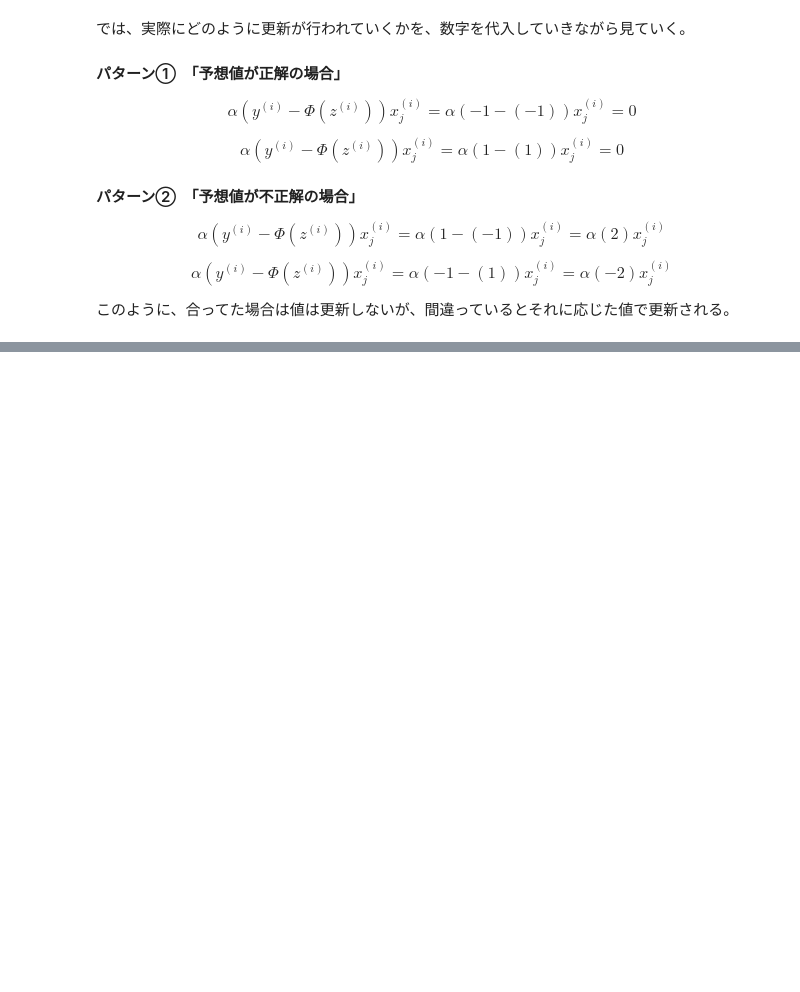
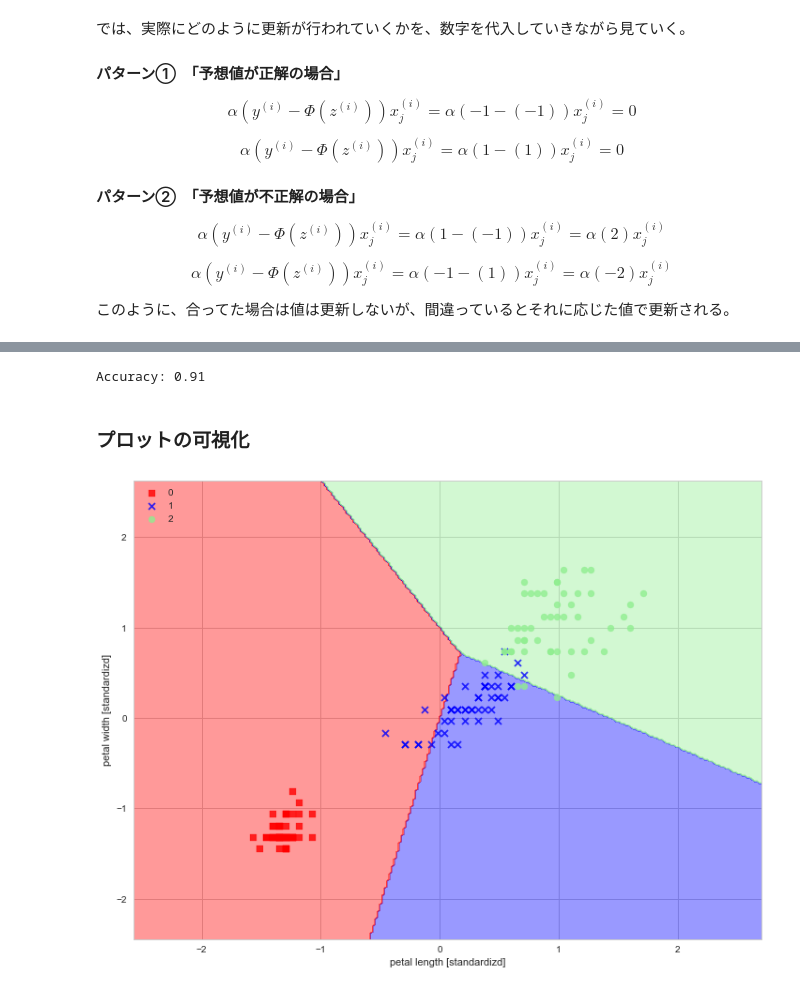
Before and after one commit to tsuruchan/introduction_to_machine_learning, a Jupyter notebook: MachineLeaningCourse vol.6.ipynb, the cells around one changed output, grey strips where cells are left out. Drawn from its saved outputs; the diff is of its cells as text; code cells hidden in the pictures; blank space fills up the shorter version.

```diff
--- a/MachineLeaningCourse vol.6.ipynb
+++ b/MachineLeaningCourse vol.6.ipynb
@@ -221,0 +259,7 @@ import pandas as pd
+# %%
+from sklearn import datasets
+import numpy as np
+
+iris = datasets.load_iris()
+X = iris.data[:,[2,3]]
+y = iris.target
@@ -221,0 +310,6 @@ import pandas as pd
+# %%
+from sklearn.linear_model import Perceptron
+
+ppn = Perceptron(n_iter=40, eta0=0.1, random_state=0, shuffle=True)
+ppn.fit(X_train_std,y_train)
+y_pred = ppn.predict(X_test_std)
@@ -221,0 +323,20 @@ import pandas as pd
+# %%
+from sklearn.metrics import accuracy_score
+
+print("Accuracy: %.2f" % accuracy_score(y_test, y_pred))
+# %% [output]
+Accuracy: 0.91
+# %% [markdown]
+### プロットの可視化
+# %%
+X_combined_std = np.vstack((X_train_std, X_test_std))
+y_combined = np.hstack((y_train, y_test))
+plt.figure(figsize=(12, 9))
+plot_decision_regions(X=X_combined_std, y=y_combined, classifier=ppn)
+plt.xlabel("petal length [standardizd]")
+plt.ylabel("petal width [standardizd]")
+
+plt.legend(loc = "upper left")
+plt.show()
+# %% [output]
+[figure, added]
```
Also changed, not shown: parts of 22 cells of this notebook.
